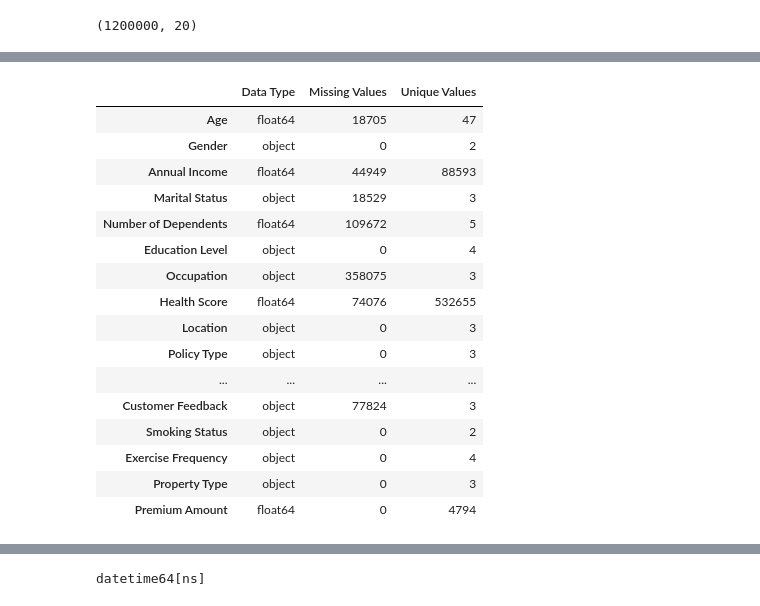
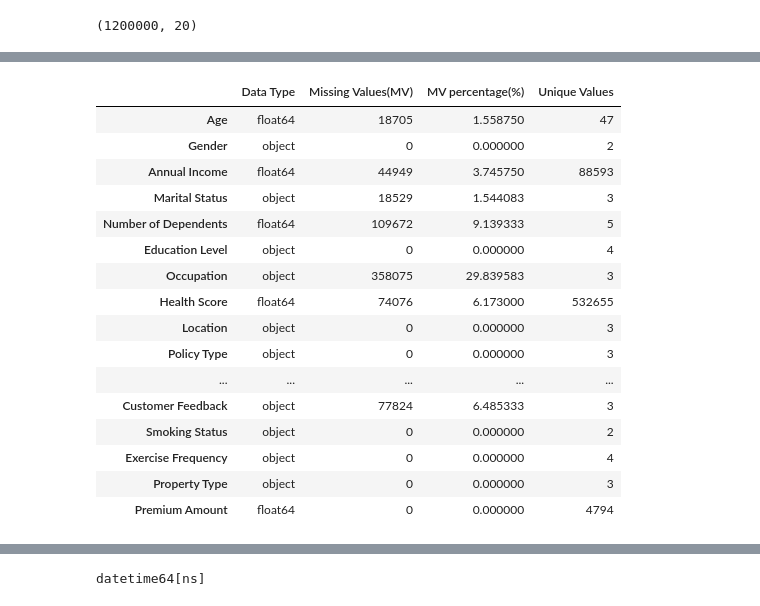
Before and after one commit to ROUSenghak/Insurance-Premium, a Jupyter notebook: notebook.ipynb, the cells around one changed output, grey strips where cells are left out. Drawn from its saved outputs; the diff is of its cells as text; code cells hidden in the pictures.

```diff
--- a/notebook.ipynb
+++ b/notebook.ipynb
@@ -52,27 +53,28 @@ df.describe().T
 # %%
 df_info={
     'Data Type': df.dtypes,
-    'Missing Values': df.isnull().sum(),
+    'Missing Values(MV)': df.isnull().sum(),
+    'MV percentage(%)' : df.isnull().mean() * 100,
     'Unique Values': df.nunique()
 }
 
 df_summary = pd.DataFrame(df_info)
 df_summary
 # %% [output]
-|  | Data Type | Missing Values | Unique Values |
-| Age | float64 | 18705 | 47 |
-| Gender | object | 0 | 2 |
-| Annual Income | float64 | 44949 | 88593 |
-| Marital Status | object | 18529 | 3 |
-| Number of Dependents | float64 | 109672 | 5 |
-| Education Level | object | 0 | 4 |
-| Occupation | object | 358075 | 3 |
-| Health Score | float64 | 74076 | 532655 |
-| Location | object | 0 | 3 |
-| Policy Type | object | 0 | 3 |
-| ... | ... | ... | ... |
-| Customer Feedback | object | 77824 | 3 |
-| Smoking Status | object | 0 | 2 |
-| Exercise Frequency | object | 0 | 4 |
-| Property Type | object | 0 | 3 |
-| Premium Amount | float64 | 0 | 4794 |
+|  | Data Type | Missing Values(MV) | MV percentage(%) | Unique Values |
+| Age | float64 | 18705 | 1.558750 | 47 |
+| Gender | object | 0 | 0.000000 | 2 |
+| Annual Income | float64 | 44949 | 3.745750 | 88593 |
+| Marital Status | object | 18529 | 1.544083 | 3 |
+| Number of Dependents | float64 | 109672 | 9.139333 | 5 |
+| Education Level | object | 0 | 0.000000 | 4 |
+| Occupation | object | 358075 | 29.839583 | 3 |
+| Health Score | float64 | 74076 | 6.173000 | 532655 |
+| Location | object | 0 | 0.000000 | 3 |
+| Policy Type | object | 0 | 0.000000 | 3 |
+| ... | ... | ... | ... | ... |
+| Customer Feedback | object | 77824 | 6.485333 | 3 |
+| Smoking Status | object | 0 | 0.000000 | 2 |
+| Exercise Frequency | object | 0 | 0.000000 | 4 |
+| Property Type | object | 0 | 0.000000 | 3 |
+| Premium Amount | float64 | 0 | 0.000000 | 4794 |
```
Also changed, not shown: parts of 8 cells of this notebook.
